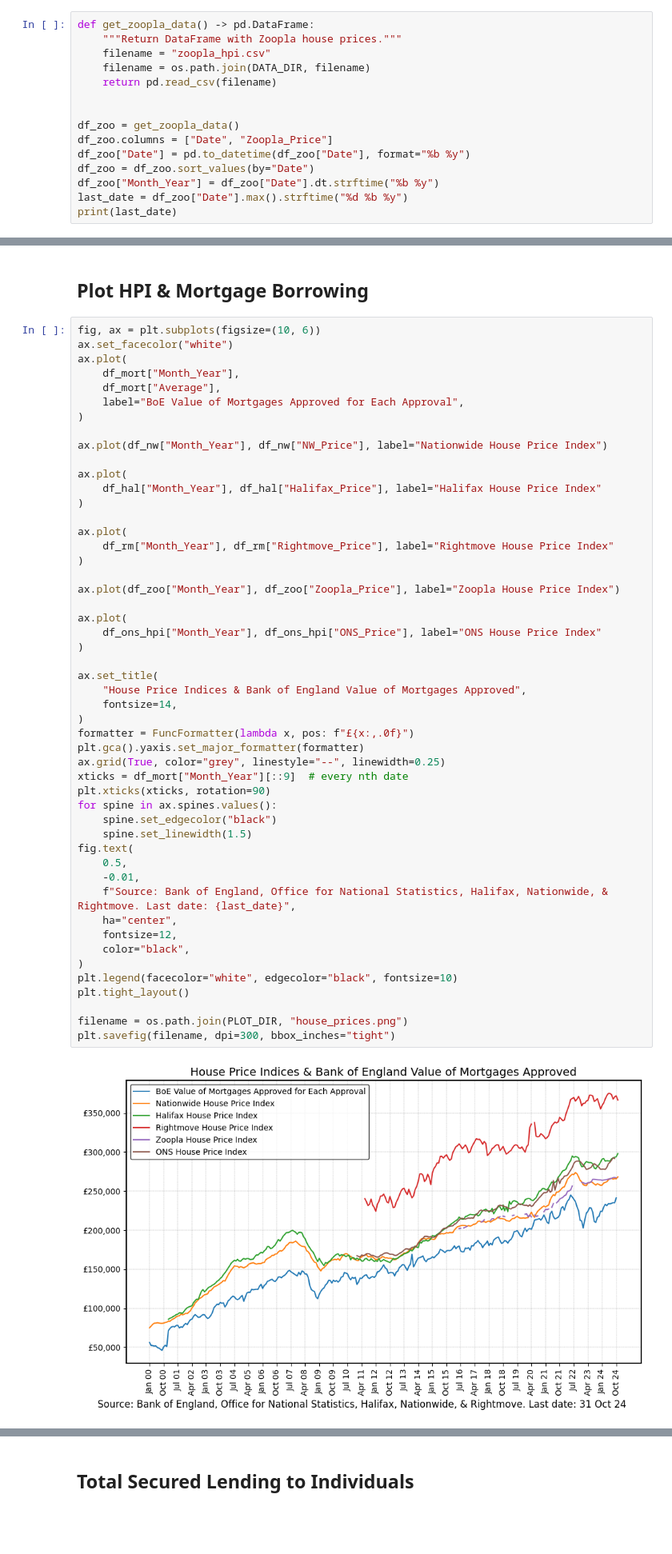
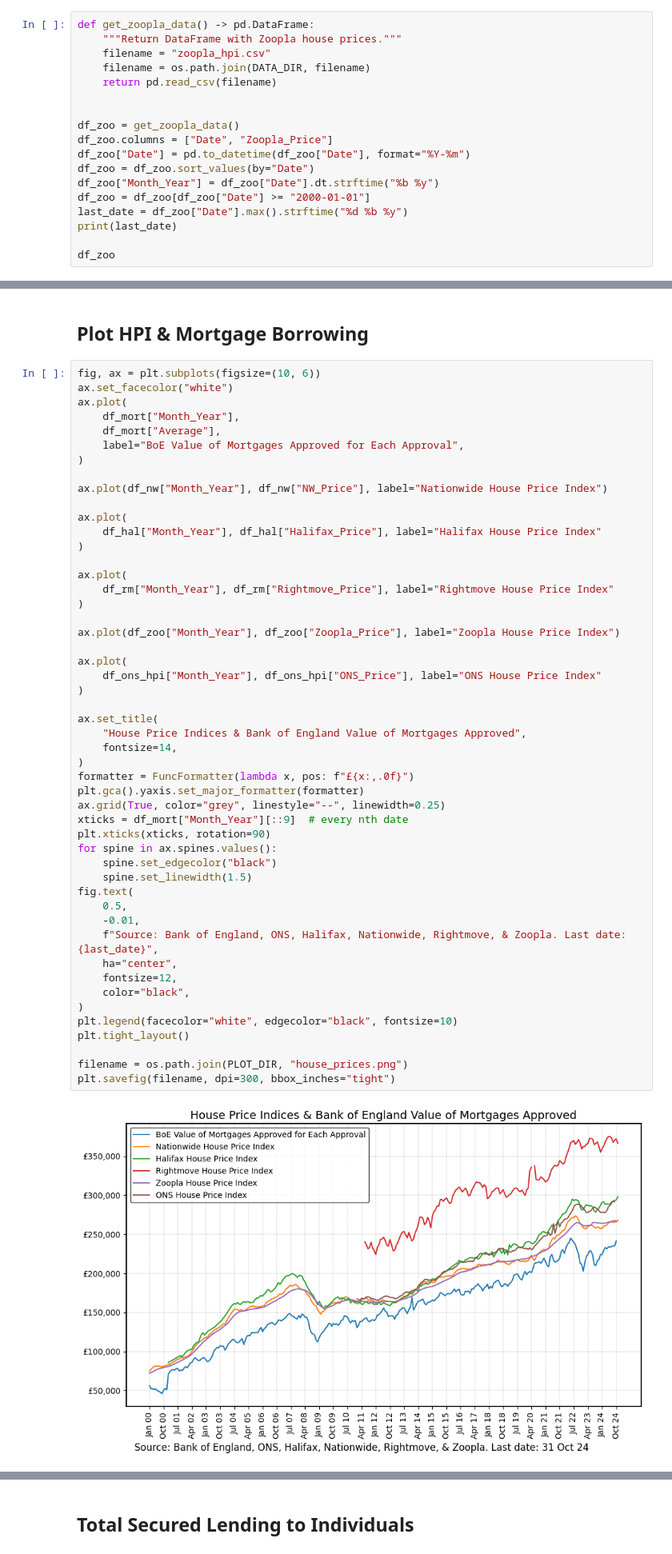
Before and after one commit to rpreen/econ, a Jupyter notebook: econ.ipynb, the cells around one changed output, grey strips where cells are left out. Shown at 80% size. Drawn from its saved outputs; the diff is of its cells as text; blank space fills up the shorter version.

Commit message:
update zoopla

```diff
--- a/econ.ipynb
+++ b/econ.ipynb
@@ -190,10 +192,13 @@ def get_zoopla_data() -> pd.DataFrame:
 
 df_zoo = get_zoopla_data()
 df_zoo.columns = ["Date", "Zoopla_Price"]
-df_zoo["Date"] = pd.to_datetime(df_zoo["Date"], format="%b %y")
+df_zoo["Date"] = pd.to_datetime(df_zoo["Date"], format="%Y-%m")
 df_zoo = df_zoo.sort_values(by="Date")
 df_zoo["Month_Year"] = df_zoo["Date"].dt.strftime("%b %y")
+df_zoo = df_zoo[df_zoo["Date"] >= "2000-01-01"]
 last_date = df_zoo["Date"].max().strftime("%d %b %y")
 print(last_date)
+
+df_zoo
 # %% [output]
 01 Oct 24
@@ -336,35 +354,35 @@ ax.plot(df_zoo["Month_Year"], df_zoo["Zoopla_Price"], label="Zoopla House Price
 
 ax.plot(
     df_ons_hpi["Month_Year"], df_ons_hpi["ONS_Price"], label="ONS House Price Index"
 )
 
 ax.set_title(
     "House Price Indices & Bank of England Value of Mortgages Approved",
     fontsize=14,
 )
 formatter = FuncFormatter(lambda x, pos: f"£{x:,.0f}")
 plt.gca().yaxis.set_major_formatter(formatter)
 ax.grid(True, color="grey", linestyle="--", linewidth=0.25)
 xticks = df_mort["Month_Year"][::9]  # every nth date
 plt.xticks(xticks, rotation=90)
 for spine in ax.spines.values():
     spine.set_edgecolor("black")
     spine.set_linewidth(1.5)
 fig.text(
     0.5,
     -0.01,
-    f"Source: Bank of England, Office for National Statistics, Halifax, Nationwide, & Rightmove. Last date: {last_date}",
+    f"Source: Bank of England, ONS, Halifax, Nationwide, Rightmove, & Zoopla. Last date: {last_date}",
     ha="center",
     fontsize=12,
     color="black",
 )
 plt.legend(facecolor="white", edgecolor="black", fontsize=10)
 plt.tight_layout()
 
 filename = os.path.join(PLOT_DIR, "house_prices.png")
 plt.savefig(filename, dpi=300, bbox_inches="tight")
 # %% [output]
-[figure, old version]
+[figure, new version]
 # %%
 fig, ax = plt.subplots(figsize=(10, 4))
 ax.set_facecolor("white")
```
Also changed, not shown: parts of 3 cells of this notebook, 1 other file.
